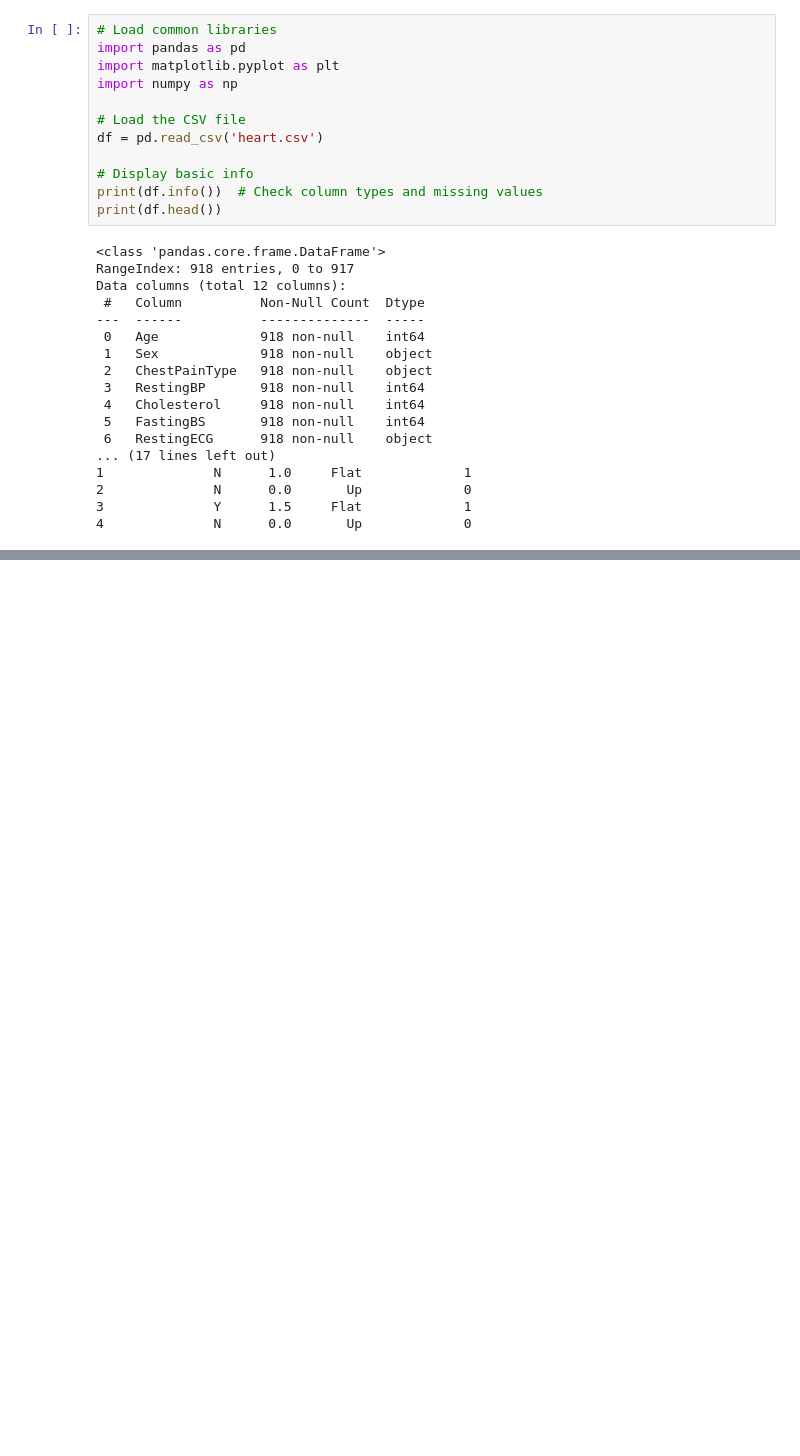
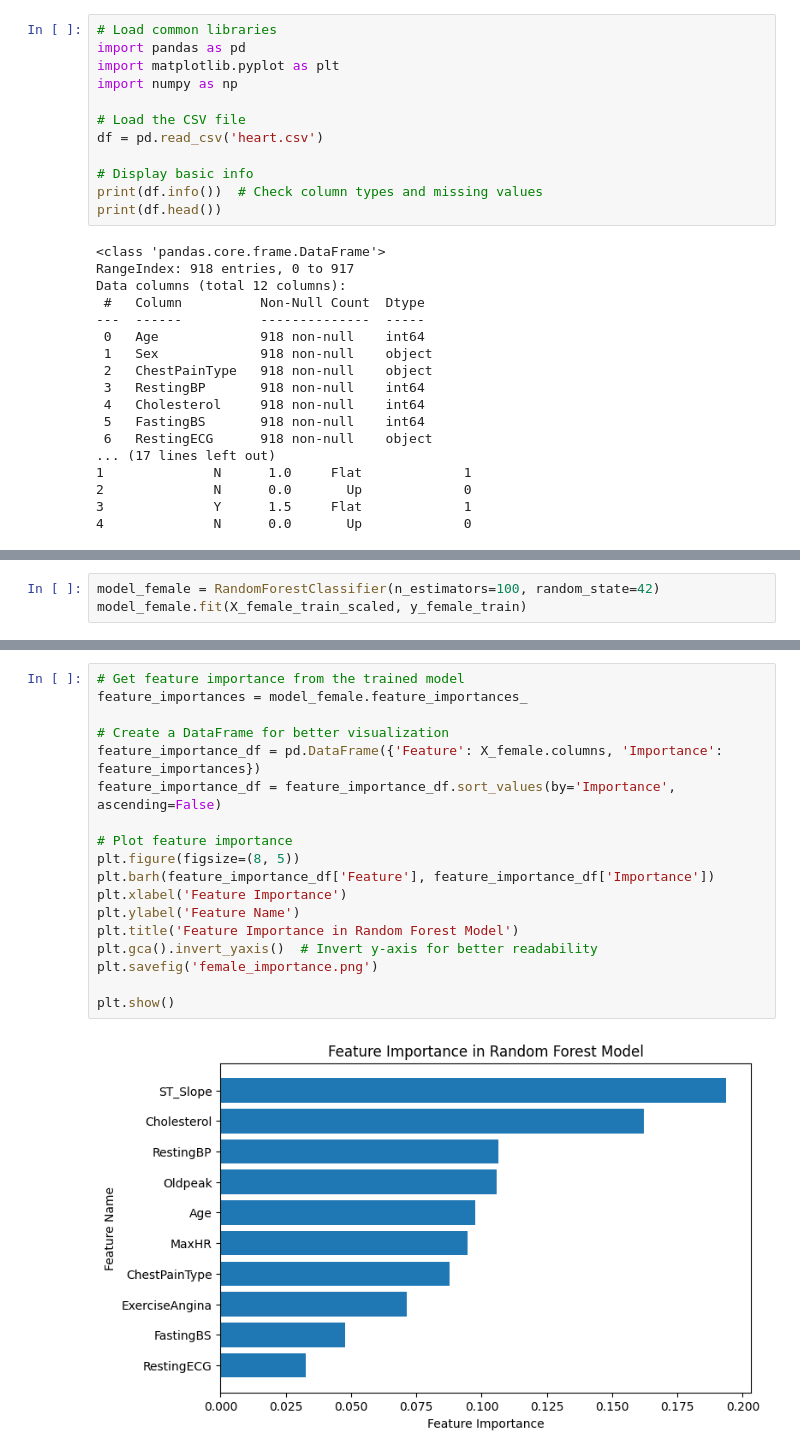
Before and after one commit to Sublymonal/aai501, a Jupyter notebook: Team 3 project.ipynb, the cells around one changed output, grey strips where cells are left out. Cells and saved outputs as stored; diff of their text form; blank space fills up the shorter version.

```diff
--- a/Team 3 project.ipynb
+++ b/Team 3 project.ipynb
@@ -65,2 +118,5 @@ model.fit(X_train_scaled, y_train)
 # %% [output]
 RandomForestClassifier(random_state=42)
+# %%
+model_female = RandomForestClassifier(n_estimators=100, random_state=42)
+model_female.fit(X_female_train_scaled, y_female_train)
@@ -110,2 +189,22 @@ plt.show()
+# %%
+# Get feature importance from the trained model
+feature_importances = model_female.feature_importances_
+
+# Create a DataFrame for better visualization
+feature_importance_df = pd.DataFrame({'Feature': X_female.columns, 'Importance': feature_importances})
+feature_importance_df = feature_importance_df.sort_values(by='Importance', ascending=False)
+
+# Plot feature importance
+plt.figure(figsize=(8, 5))
+plt.barh(feature_importance_df['Feature'], feature_importance_df['Importance'])
+plt.xlabel('Feature Importance')
+plt.ylabel('Feature Name')
+plt.title('Feature Importance in Random Forest Model')
+plt.gca().invert_yaxis()  # Invert y-axis for better readability
+plt.savefig('female_importance.png')
+
+plt.show()
+# %% [output]
+[figure, added]
 # %%
 from sklearn.model_selection import GridSearchCV
```
Also changed, not shown: parts of 19 cells of this notebook.
